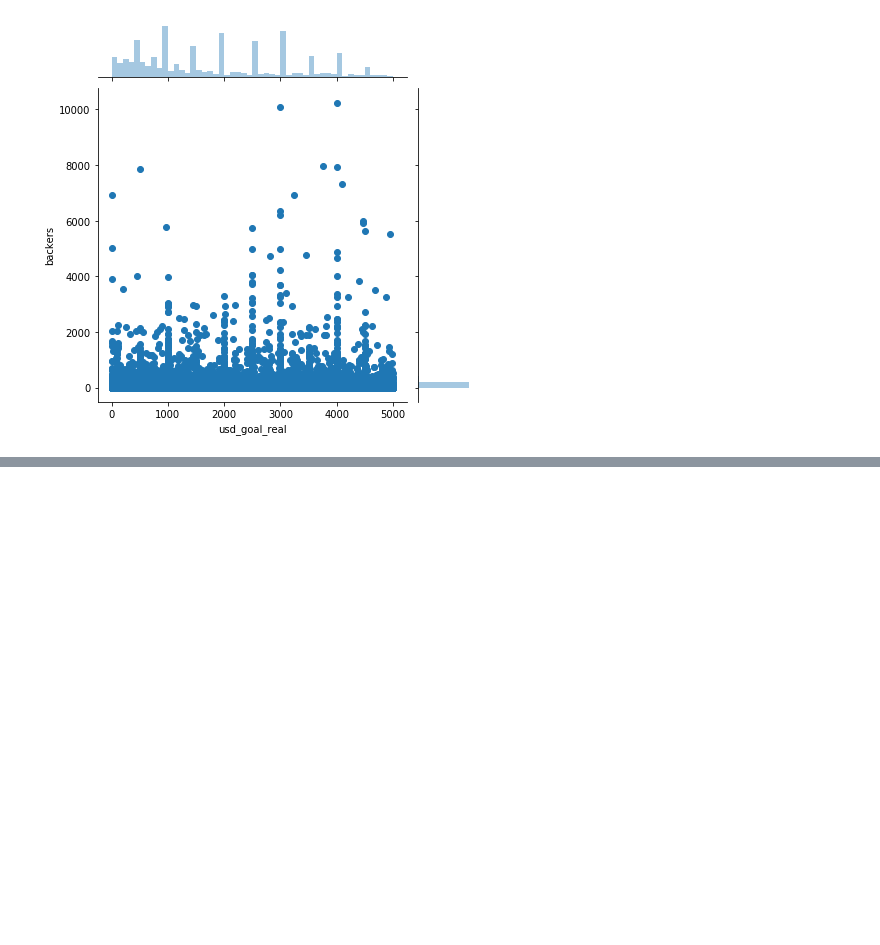
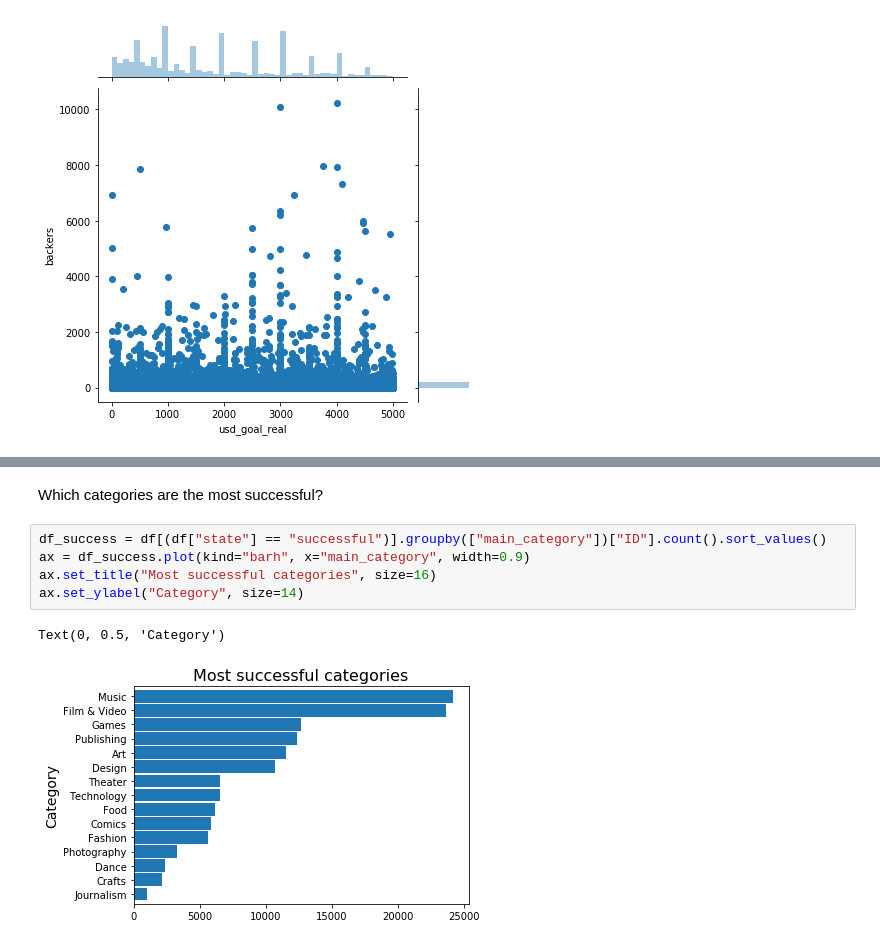
Before and after one commit to tbacha/DMML2019_Team_Apple, a Jupyter notebook: code/Kickstarter_notebook_Team_Apple.ipynb, the cells around one changed output, grey strips where cells are left out. Cells and saved outputs as stored; diff of their text form; blank space fills up the shorter version.

```diff
--- a/code/Kickstarter_notebook_Team_Apple.ipynb
+++ b/code/Kickstarter_notebook_Team_Apple.ipynb
@@ -274,0 +303,10 @@ sns.jointplot(x="usd_goal_real", y="backers", data=df1[df1["usd_goal_real"]<5000
+# %% [markdown]
+Which categories are the most successful?
+# %%
+df_success = df[(df["state"] == "successful")].groupby(["main_category"])["ID"].count().sort_values()
+ax = df_success.plot(kind="barh", x="main_category", width=0.9)
+ax.set_title("Most successful categories", size=16)
+ax.set_ylabel("Category", size=14)
+# %% [output]
+Text(0, 0.5, 'Category')
+[figure, added]
```
Also changed, not shown: parts of 22 cells of this notebook.
